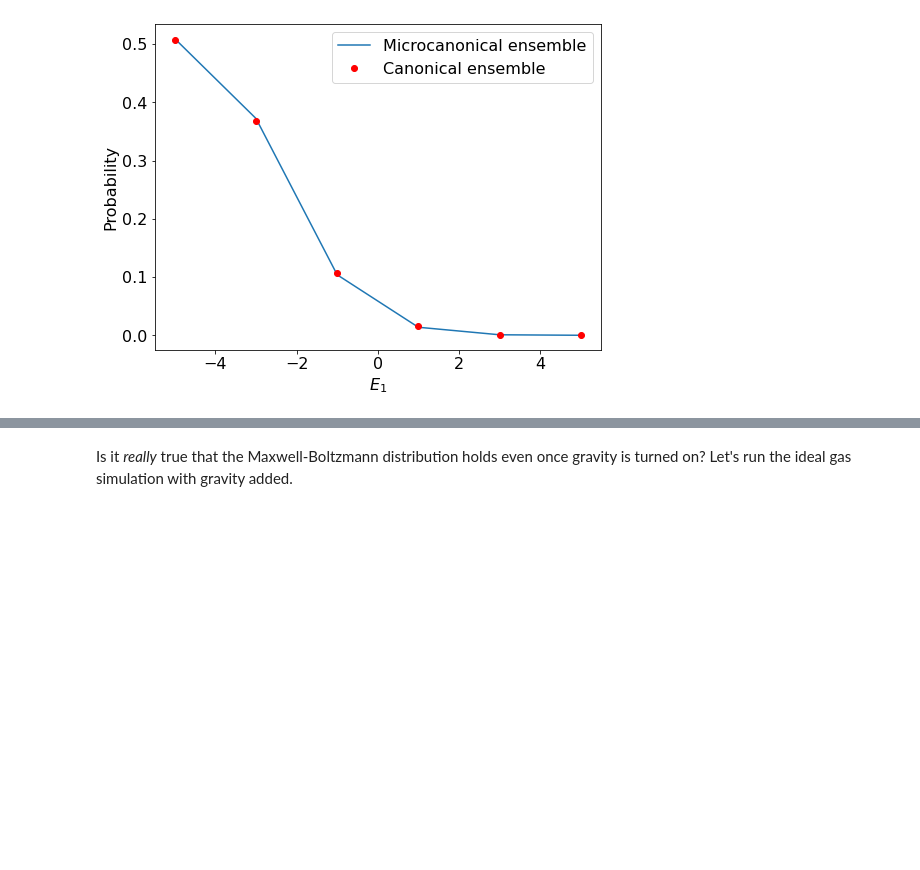
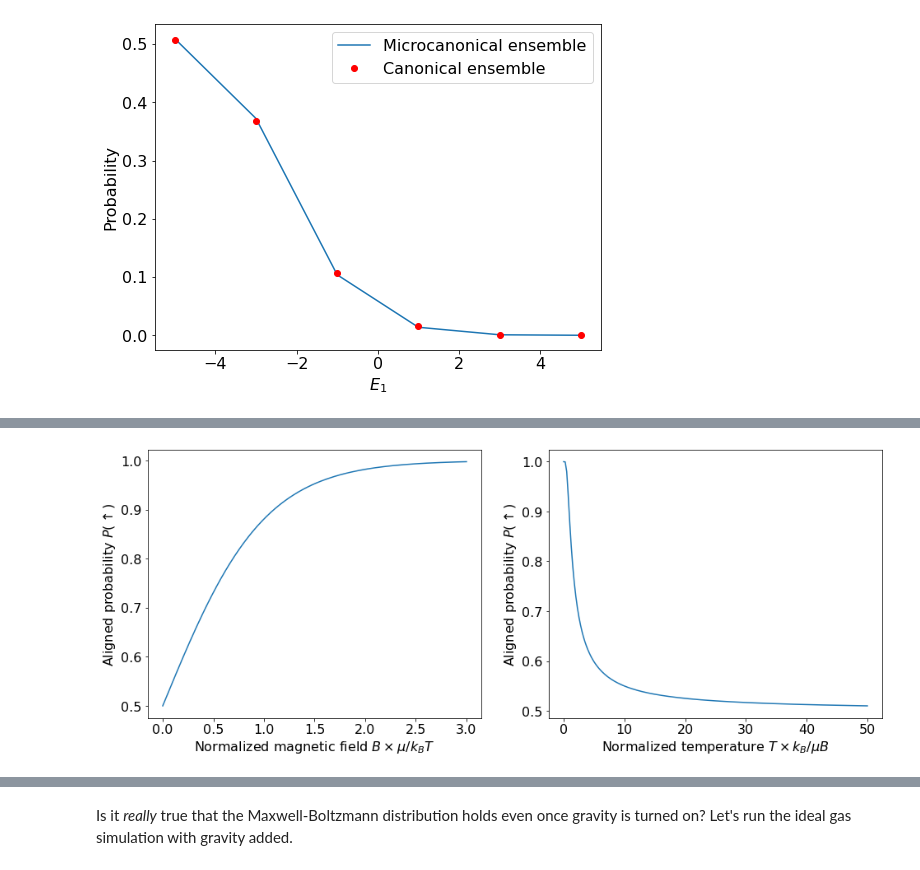
Before and after one commit to ponyisi/phy_355_fall2020, a Jupyter notebook: 8 - The Canonical Ensemble.ipynb, the cells around one changed output, grey strips where cells are left out. Cells and saved outputs as stored; diff of their text form; code cells hidden in the pictures; blank space fills up the shorter version.

```diff
--- a/8 - The Canonical Ensemble.ipynb
+++ b/8 - The Canonical Ensemble.ipynb
@@ -116,0 +131,17 @@ Requirement already satisfied: setuptools in /usr/lib/python3.8/site-packages (f
+# %%
+# x values = mu B / k_B T
+xvals = numpy.linspace(0,3,200)
+plt.subplots(1,2, figsize=(16,6))
+plt.subplot(1,2,1)
+plt.plot(xvals, numpy.exp(xvals)/(numpy.exp(xvals)+numpy.exp(-xvals)))
+plt.xlabel(r'Normalized magnetic field $B \times \mu / k_B T$')
+plt.ylabel(r'Aligned probability $P(\uparrow)$')
+plt.subplot(1,2,2)
+# x values = k_B T / mu B (linear in temperature)
+xvals = numpy.linspace(0.01,50,200)
+plt.plot(xvals, numpy.exp(1/xvals)/(numpy.exp(1/xvals)+numpy.exp(-1/xvals)))
+plt.xlabel(r'Normalized temperature $T \times k_B / \mu B$')
+plt.ylabel(r'Aligned probability $P(\uparrow)$')
+plt.show()
+# %% [output]
+[figure, added]
```
Also changed, not shown: parts of 9 cells of this notebook.
